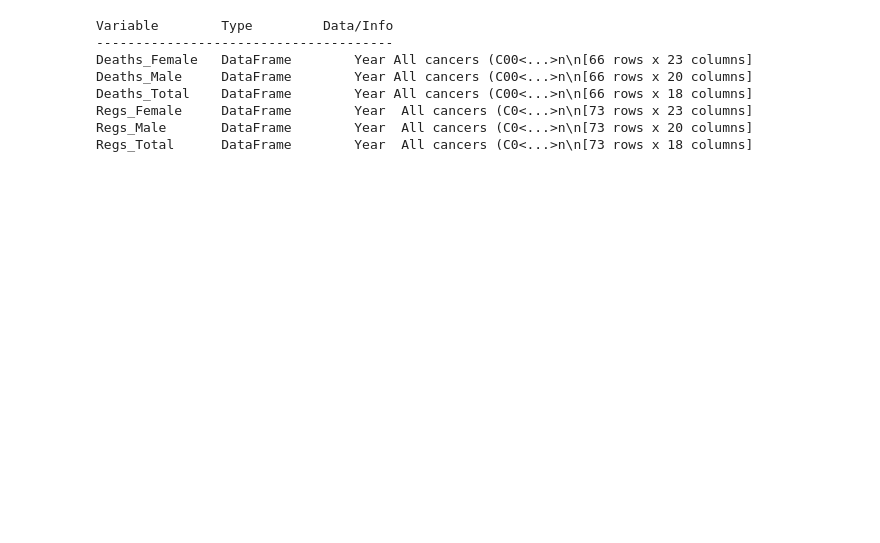
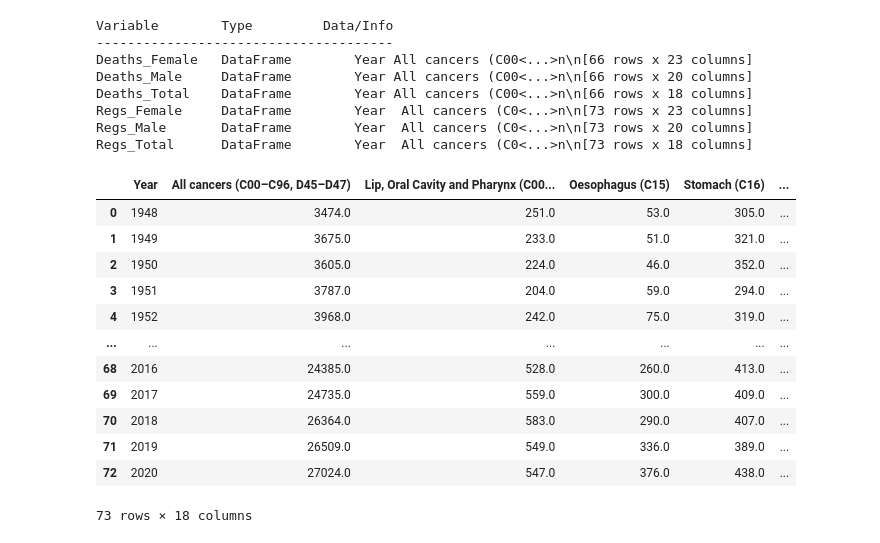
Before and after one commit to AzalizaLey/Analytics_Projects, a Jupyter notebook: ExploringNZData/Cancer.ipynb, the cells around one changed output. Saved outputs shown, nothing was run; the diff lists cells and outputs as text; code cells hidden in the pictures; blank space fills up the shorter version.

```diff
--- a/ExploringNZData/Cancer.ipynb
+++ b/ExploringNZData/Cancer.ipynb
@@ -36,3 +36,19 @@ Deaths_Total    DataFrame        Year All cancers (C00<...>n\n[66 rows x 18 colu
 Regs_Female     DataFrame        Year  All cancers (C0<...>n\n[73 rows x 23 columns]
 Regs_Male       DataFrame        Year  All cancers (C0<...>n\n[73 rows x 20 columns]
 Regs_Total      DataFrame        Year  All cancers (C0<...>n\n[73 rows x 18 columns]
+# %%
+Regs_Total
+# %% [output]
+|  | Year | All cancers (C00–C96, D45–D47) | Lip, Oral Cavity and Pharynx (C00... | Oesophagus (C15) | Stomach (C16) | ... |
+| 0 | 1948 | 3474.0 | 251.0 | 53.0 | 305.0 | ... |
+| 1 | 1949 | 3675.0 | 233.0 | 51.0 | 321.0 | ... |
+| 2 | 1950 | 3605.0 | 224.0 | 46.0 | 352.0 | ... |
+| 3 | 1951 | 3787.0 | 204.0 | 59.0 | 294.0 | ... |
+| 4 | 1952 | 3968.0 | 242.0 | 75.0 | 319.0 | ... |
+| ... | ... | ... | ... | ... | ... | ... |
+| 68 | 2016 | 24385.0 | 528.0 | 260.0 | 413.0 | ... |
+| 69 | 2017 | 24735.0 | 559.0 | 300.0 | 409.0 | ... |
+| 70 | 2018 | 26364.0 | 583.0 | 290.0 | 407.0 | ... |
+| 71 | 2019 | 26509.0 | 549.0 | 336.0 | 389.0 | ... |
+| 72 | 2020 | 27024.0 | 547.0 | 376.0 | 438.0 | ... |
+73 rows × 18 columns
```
Also changed, not shown: parts of 8 cells of this notebook.
